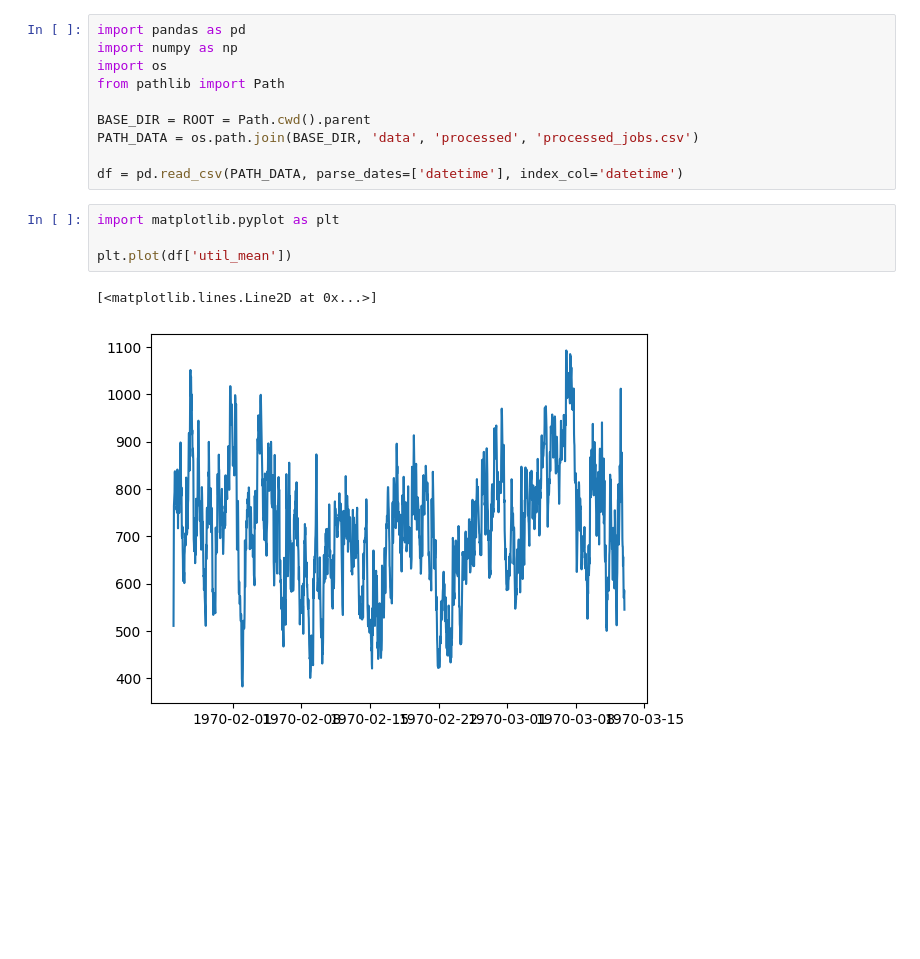
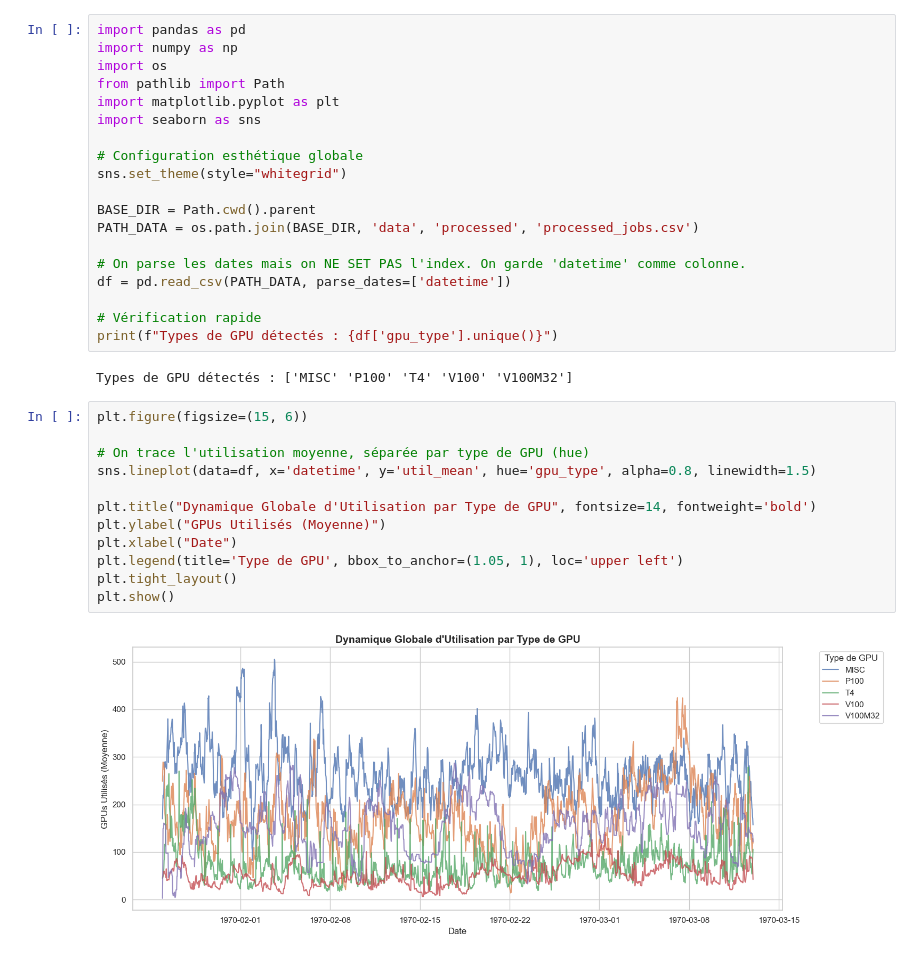
Before and after one commit to pabecq/alibaba-gpu-workload-prediction, a Jupyter notebook: workbooks/00_EDA.ipynb, the cells around one changed output. Cells and saved outputs as stored; diff of their text form; blank space fills up the shorter version.

Commit message:
included GPU type analysis

```diff
--- a/workbooks/00_EDA.ipynb
+++ b/workbooks/00_EDA.ipynb
@@ -3,16 +3,34 @@ import pandas as pd
 import numpy as np
 import os
 from pathlib import Path
+import matplotlib.pyplot as plt
+import seaborn as sns
 
-BASE_DIR = ROOT = Path.cwd().parent
+# Configuration esthétique globale
+sns.set_theme(style="whitegrid")
+
+BASE_DIR = Path.cwd().parent
 PATH_DATA = os.path.join(BASE_DIR, 'data', 'processed', 'processed_jobs.csv')
 
-df = pd.read_csv(PATH_DATA, parse_dates=['datetime'], index_col='datetime')
+# On parse les dates mais on NE SET PAS l'index. On garde 'datetime' comme colonne.
+df = pd.read_csv(PATH_DATA, parse_dates=['datetime'])
+
+# Vérification rapide
+print(f"Types de GPU détectés : {df['gpu_type'].unique()}")
+# %% [output]
+Types de GPU détectés : ['MISC' 'P100' 'T4' 'V100' 'V100M32']
 # %%
-import matplotlib.pyplot as plt
+plt.figure(figsize=(15, 6))
 
-plt.plot(df['util_mean'])
+# On trace l'utilisation moyenne, séparée par type de GPU (hue)
+sns.lineplot(data=df, x='datetime', y='util_mean', hue='gpu_type', alpha=0.8, linewidth=1.5)
+
+plt.title("Dynamique Globale d'Utilisation par Type de GPU", fontsize=14, fontweight='bold')
+plt.ylabel("GPUs Utilisés (Moyenne)")
+plt.xlabel("Date")
+plt.legend(title='Type de GPU', bbox_to_anchor=(1.05, 1), loc='upper left')
+plt.tight_layout()
+plt.show()
 # %% [output]
-[<matplotlib.lines.Line2D at 0x...>]
-[figure, old version]
+[figure, new version]
 # %%
```
Also changed, not shown: parts of 3 cells of this notebook, 1 other file.
